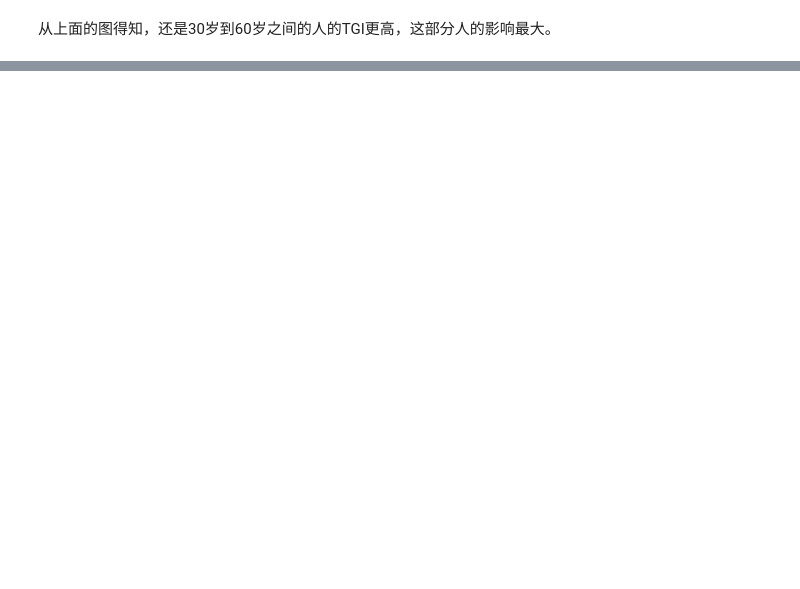
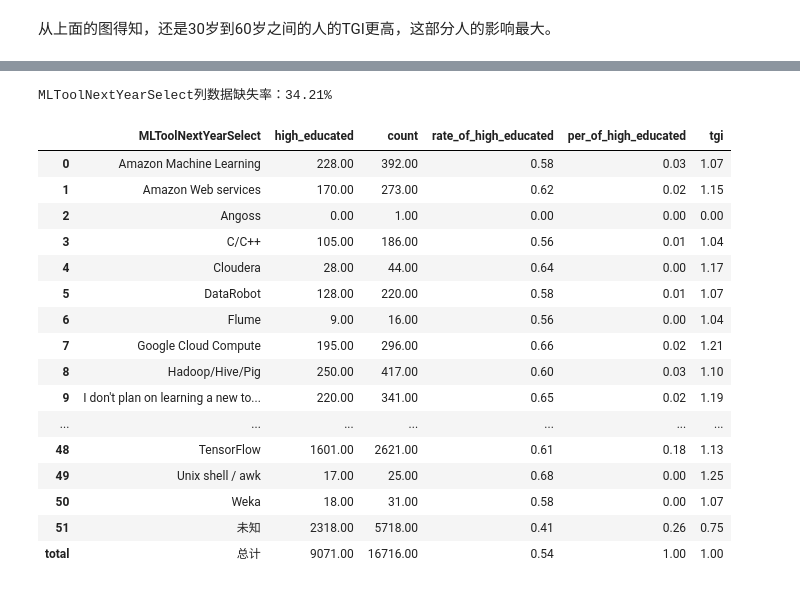
Before and after one commit to chunyaozhang/qiuzhi_note, a Jupyter notebook: 小数点 - 用户画像/第一周文件合集/第一周作业/homework_2.ipynb, the cells around one changed output, grey strips where cells are left out. Drawn from its saved outputs; the diff is of its cells as text; code cells hidden in the pictures; blank space fills up the shorter version.

```diff
--- a/小数点 - 用户画像/第一周文件合集/第一周作业/homework_2.ipynb
+++ b/小数点 - 用户画像/第一周文件合集/第一周作业/homework_2.ipynb
@@ -266,0 +394,44 @@ plt.show()
+# %%
+# 在看一下的缺失值
+print('MLToolNextYearSelect列数据缺失率：%.2f%%'%(df_target_data[df_target_data['MLToolNextYearSelect'].isna()].shape[0] *100 / df_target_data.shape[0]))
+# %% [output]
+MLToolNextYearSelect列数据缺失率：34.21%
+# %%
+# 把空值填充
+df_target_data['MLToolNextYearSelect'].replace({np.nan:'未知'}, inplace=True)
+
+# 查看分布
+t_tool = df_target_data.groupby('MLToolNextYearSelect').agg({'high_educated':'sum','age_1':'sum'}).reset_index().rename({'age_1':'count'},axis=1)
+# 计算受聘率
+t_tool['rate_of_high_educated'] = t_tool['high_educated'] / t_tool['count']
+# 计算每个年龄阶段受雇人数占所有受雇人数的比重
+t_tool['per_of_high_educated'] = t_tool['high_educated'] / t_tool['high_educated'].sum()
+
+# 增加total行
+t_tool.loc['total','MLToolNextYearSelect'] = '总计'
+t_tool.loc['total','high_educated'] = t_tool['high_educated'].sum()
+t_tool.loc['total','count'] = t_tool['count'].sum()
+t_tool.loc['total','rate_of_high_educated'] = t_tool.loc['total','high_educated'] / t_tool.loc['total','count']
+t_tool.loc['total','per_of_high_educated'] = 1
+
+# 计算每个学历的TGI
+t_tool['tgi'] = t_tool['rate_of_high_educated'] / t_tool.loc['total','rate_of_high_educated']
+t_tool
+# %% [output]
+|  | MLToolNextYearSelect | high_educated | count | rate_of_high_educated | per_of_high_educated | tgi |
+| 0 | Amazon Machine Learning | 228.00 | 392.00 | 0.58 | 0.03 | 1.07 |
+| 1 | Amazon Web services | 170.00 | 273.00 | 0.62 | 0.02 | 1.15 |
+| 2 | Angoss | 0.00 | 1.00 | 0.00 | 0.00 | 0.00 |
+| 3 | C/C++ | 105.00 | 186.00 | 0.56 | 0.01 | 1.04 |
+| 4 | Cloudera | 28.00 | 44.00 | 0.64 | 0.00 | 1.17 |
+| 5 | DataRobot | 128.00 | 220.00 | 0.58 | 0.01 | 1.07 |
+| 6 | Flume | 9.00 | 16.00 | 0.56 | 0.00 | 1.04 |
+| 7 | Google Cloud Compute | 195.00 | 296.00 | 0.66 | 0.02 | 1.21 |
+| 8 | Hadoop/Hive/Pig | 250.00 | 417.00 | 0.60 | 0.03 | 1.10 |
+| 9 | I don't plan on learning a new to... | 220.00 | 341.00 | 0.65 | 0.02 | 1.19 |
+| ... | ... | ... | ... | ... | ... | ... |
+| 48 | TensorFlow | 1601.00 | 2621.00 | 0.61 | 0.18 | 1.13 |
+| 49 | Unix shell / awk | 17.00 | 25.00 | 0.68 | 0.00 | 1.25 |
+| 50 | Weka | 18.00 | 31.00 | 0.58 | 0.00 | 1.07 |
+| 51 | 未知 | 2318.00 | 5718.00 | 0.41 | 0.26 | 0.75 |
+| total | 总计 | 9071.00 | 16716.00 | 0.54 | 1.00 | 1.00 |
```
Also changed, not shown: parts of 19 cells of this notebook, 7 other files.
